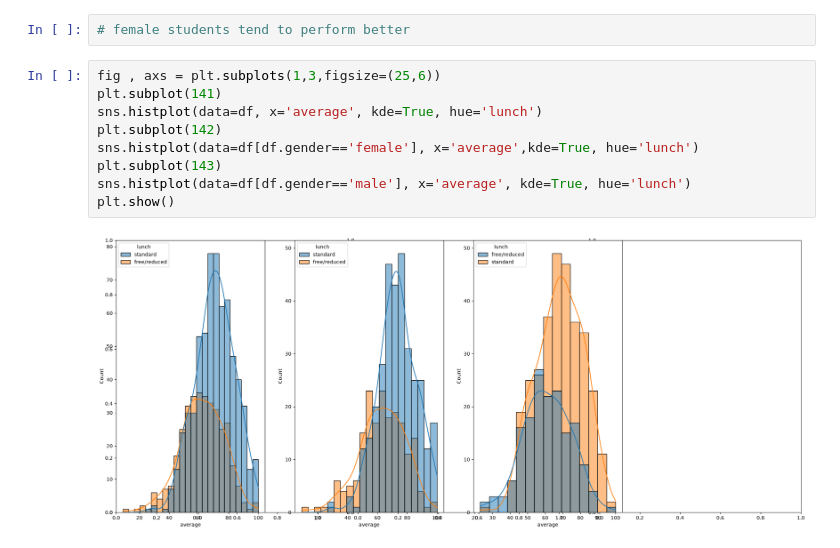
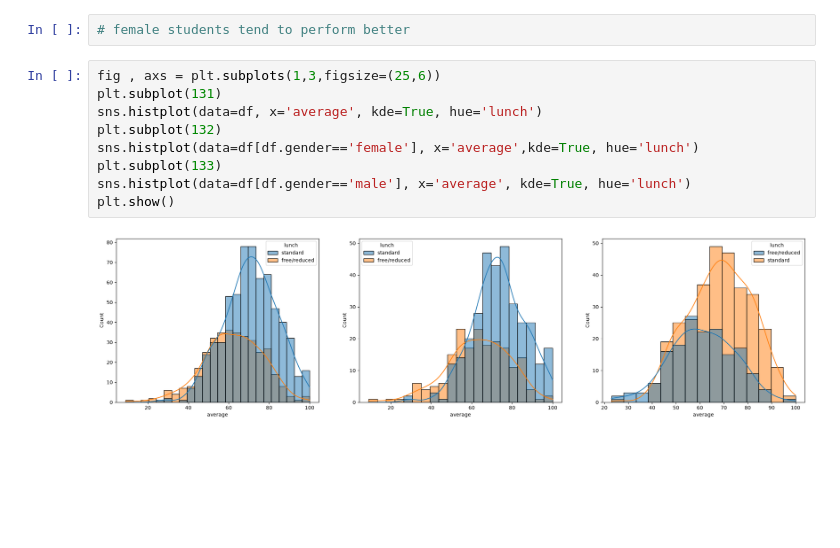
Before and after one commit to aymanzouaghi/ml-project, a Jupyter notebook: notebook/EDA.ipynb, the cells around one changed output. Saved outputs shown, nothing was run; the diff lists cells and outputs as text; blank space fills up the shorter version.

```diff
--- a/notebook/EDA.ipynb
+++ b/notebook/EDA.ipynb
@@ -186,12 +186,12 @@ plt.show()
 # female students tend to perform better
 # %%
 fig , axs = plt.subplots(1,3,figsize=(25,6))
-plt.subplot(141)
+plt.subplot(131)
 sns.histplot(data=df, x='average', kde=True, hue='lunch')
-plt.subplot(142)
+plt.subplot(132)
 sns.histplot(data=df[df.gender=='female'], x='average',kde=True, hue='lunch')
-plt.subplot(143)
+plt.subplot(133)
 sns.histplot(data=df[df.gender=='male'], x='average', kde=True, hue='lunch')
 plt.show()
 # %% [output]
-[figure, old version]
+[figure, new version]
```
Also changed, not shown: parts of 10 cells of this notebook.
